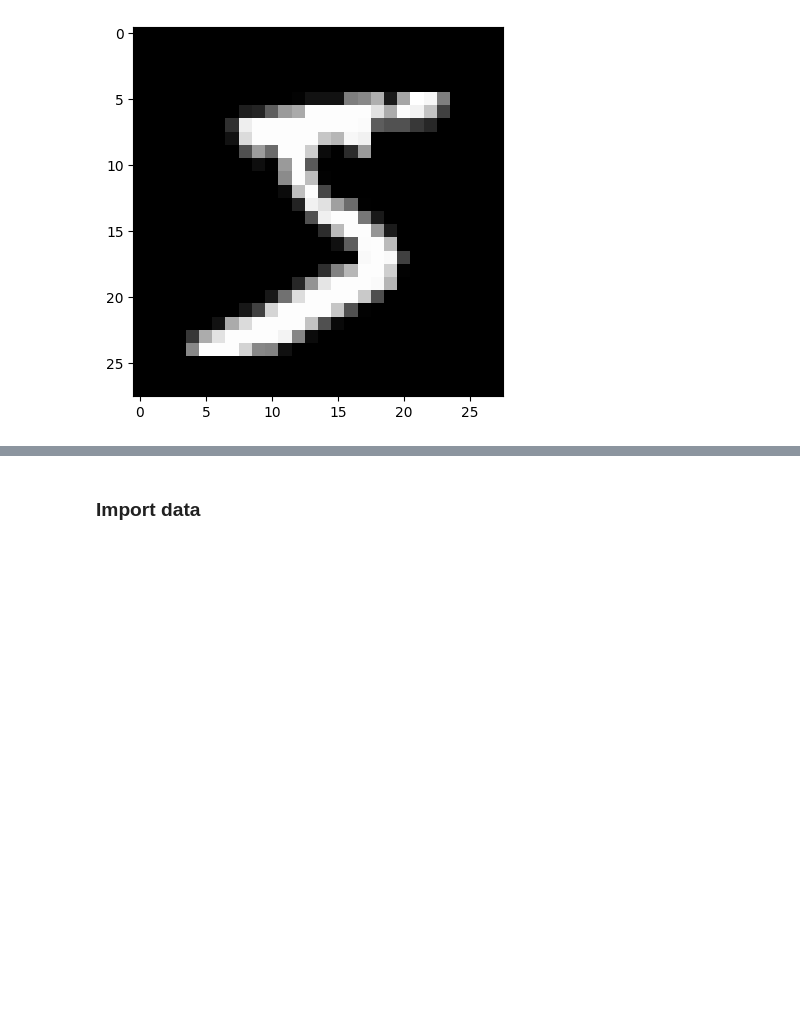
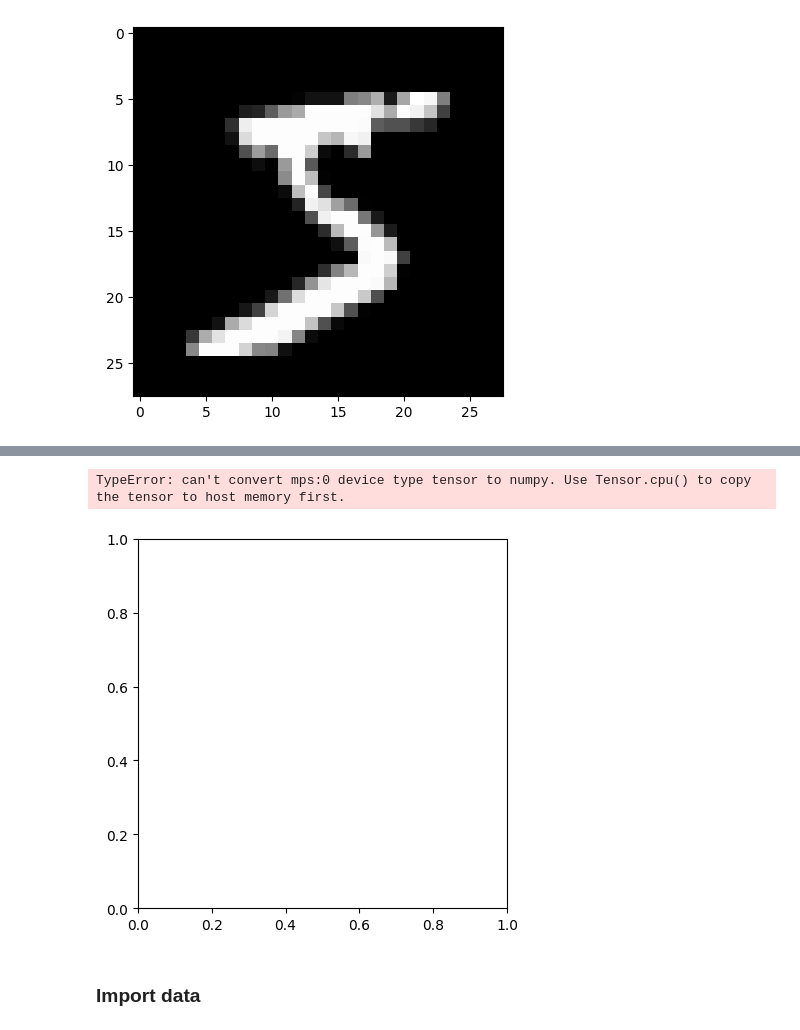
Before and after one commit to Magic-Solutions/MRI-Super-Resolution, a Jupyter notebook: utils/eda_notebook.ipynb, the cells around one changed output, grey strips where cells are left out. Cells and saved outputs as stored; diff of their text form; code cells hidden in the pictures; blank space fills up the shorter version.

```diff
--- a/utils/eda_notebook.ipynb
+++ b/utils/eda_notebook.ipynb
@@ -50,0 +163,25 @@ plt.show()
+# %%
+num_epochs = 10
+
+for epoch in range(num_epochs):
+    model.train()
+    for batch_idx, (data, _) in enumerate(train_loader):
+        data = data.to(device)
+        optimizer.zero_grad()
+
+        t = torch.rand(data.size(0), 1, 1, 1).to(device)
+        x_t, noise = forward_diffusion_sample(data, t, device)
+
+        output = model(x_t)
+        loss = criterion(output, noise)
+
+        loss.backward()
+        optimizer.step()
+
+        if batch_idx % 100 == 0:
+            print(f"Epoch [{epoch+1}/{num_epochs}], Step [{batch_idx+1}/{len(train_loader)}], Loss: {loss.item():.4f}")
+
+    # Decay the learning rate by a factor of 0.95
+    for param_group in optimizer.param_groups:
+        param_group['lr'] *= 0.95
+    print(f"Learning rate after epoch {epoch+1}: {optimizer.param_groups[0]['lr']}")
@@ -51,3 +262,9 @@ plt.show()
+# %%
+plt.imshow(data)
+plt.show()
+# %% [output]
+TypeError: can't convert mps:0 device type tensor to numpy. Use Tensor.cpu() to copy the tensor to host memory first.
+[figure, added]
 # %% [markdown]
 ### Import data
 # %%
```
Also changed, not shown: parts of 5 cells of this notebook, 2 other files.
